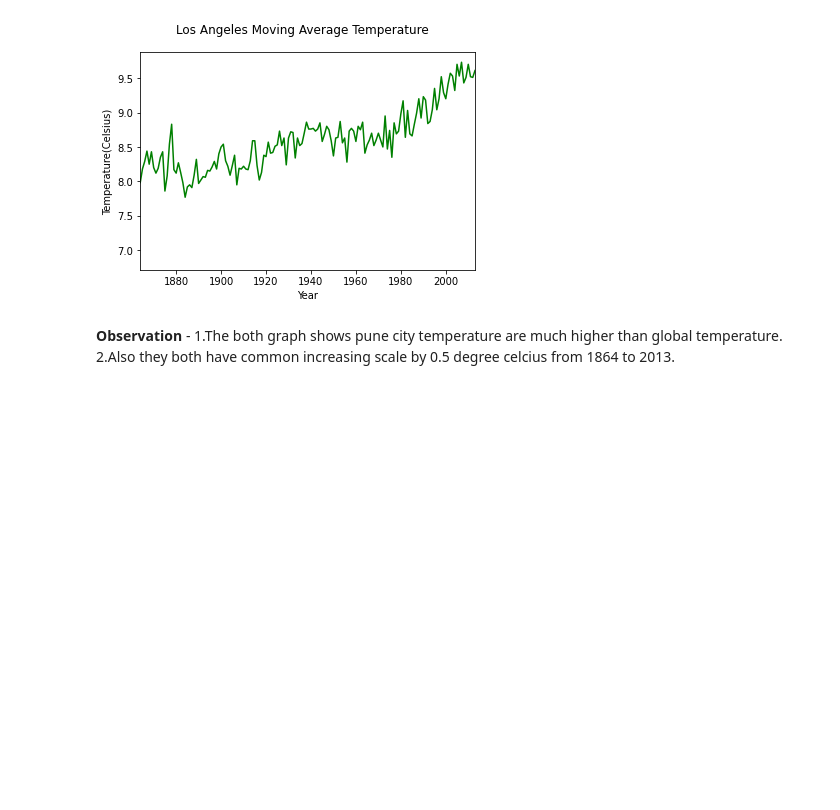
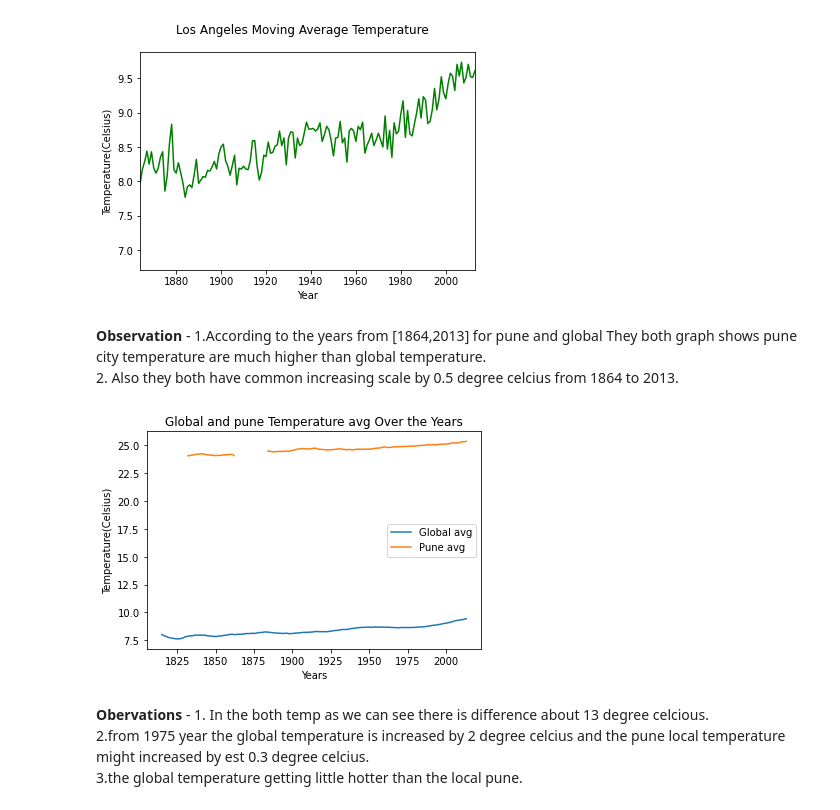
Before and after one commit to bhushanyadav07/Data-Analyst, a Jupyter notebook: Exploring_Weather_Trends.ipynb, the cells around one changed output. Saved outputs shown, nothing was run; the diff lists cells and outputs as text; code cells hidden in the pictures; blank space fills up the shorter version.

```diff
--- a/Exploring_Weather_Trends.ipynb
+++ b/Exploring_Weather_Trends.ipynb
@@ -211,5 +251,18 @@ plt.ylabel('Temperature(Celsius)');
 # %% [output]
 [figure]
 # %% [markdown]
-**Observation** - 1.The both graph shows pune city temperature are much higher than global temperature.\
-2.Also they both have common increasing scale by 0.5 degree celcius from 1864 to 2013.
+**Observation** - 1.According to the years from [1864,2013] for pune and global They both graph shows pune city temperature are much higher than global temperature.\
+2. Also they both have common increasing scale by 0.5 degree celcius from 1864 to 2013.
+# %%
+plt.plot(final_df['year'], avg_temp_global, label='Global avg')
+plt.plot(final_df['year'], avg_temp_pune, label='Pune avg')
+plt.legend()
+plt.xlabel('Years')
+plt.ylabel('Temperature(Celsius)')
+plt.title('Global and pune Temperature avg Over the Years');
+# %% [output]
+[figure, added]
+# %% [markdown]
+**Obervations** - 1. In the both temp as we can see there is difference about 13 degree celcious. \
+2.from 1975 year the global temperature is increased by 2 degree celcius and the pune local temperature might increased by est 0.3 degree celcius. \
+3.the global temperature getting little hotter than the local pune.
```
Also changed, not shown: parts of 15 cells of this notebook.
